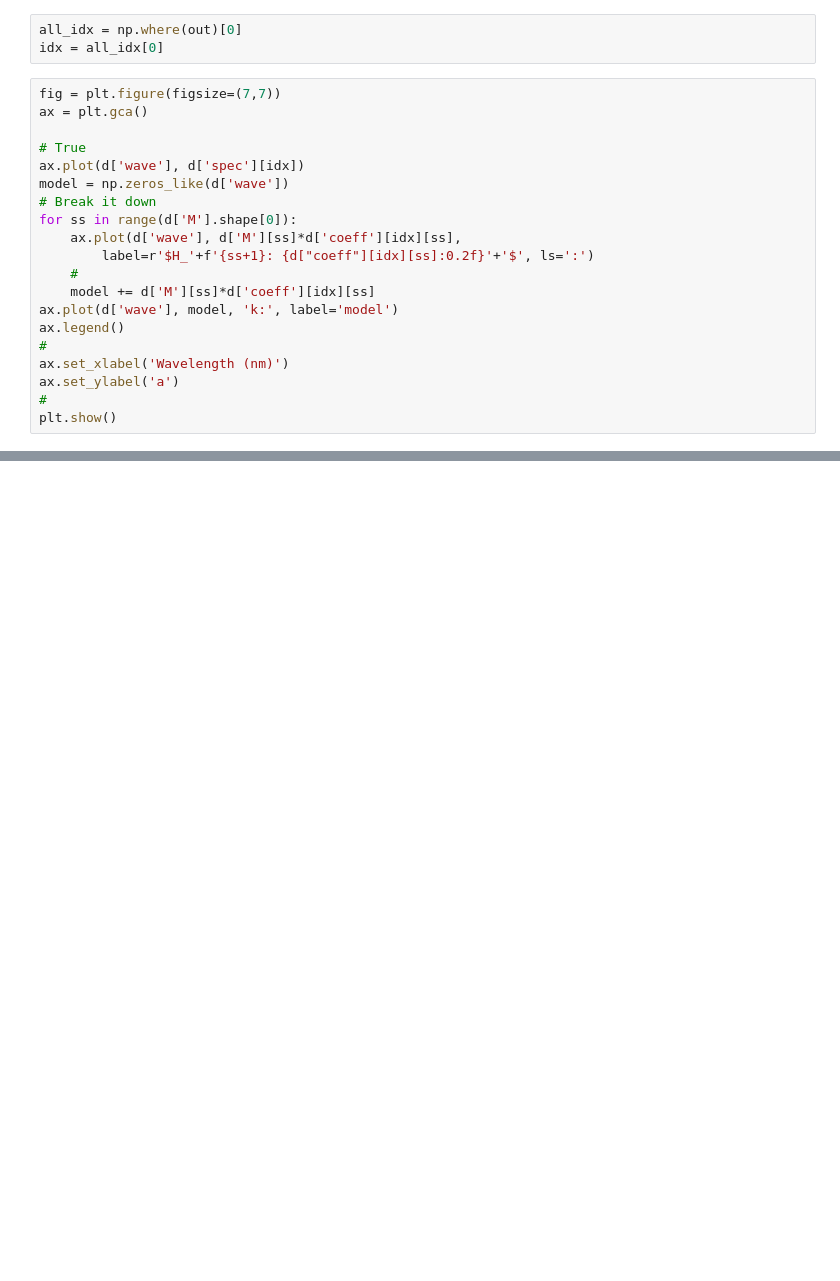
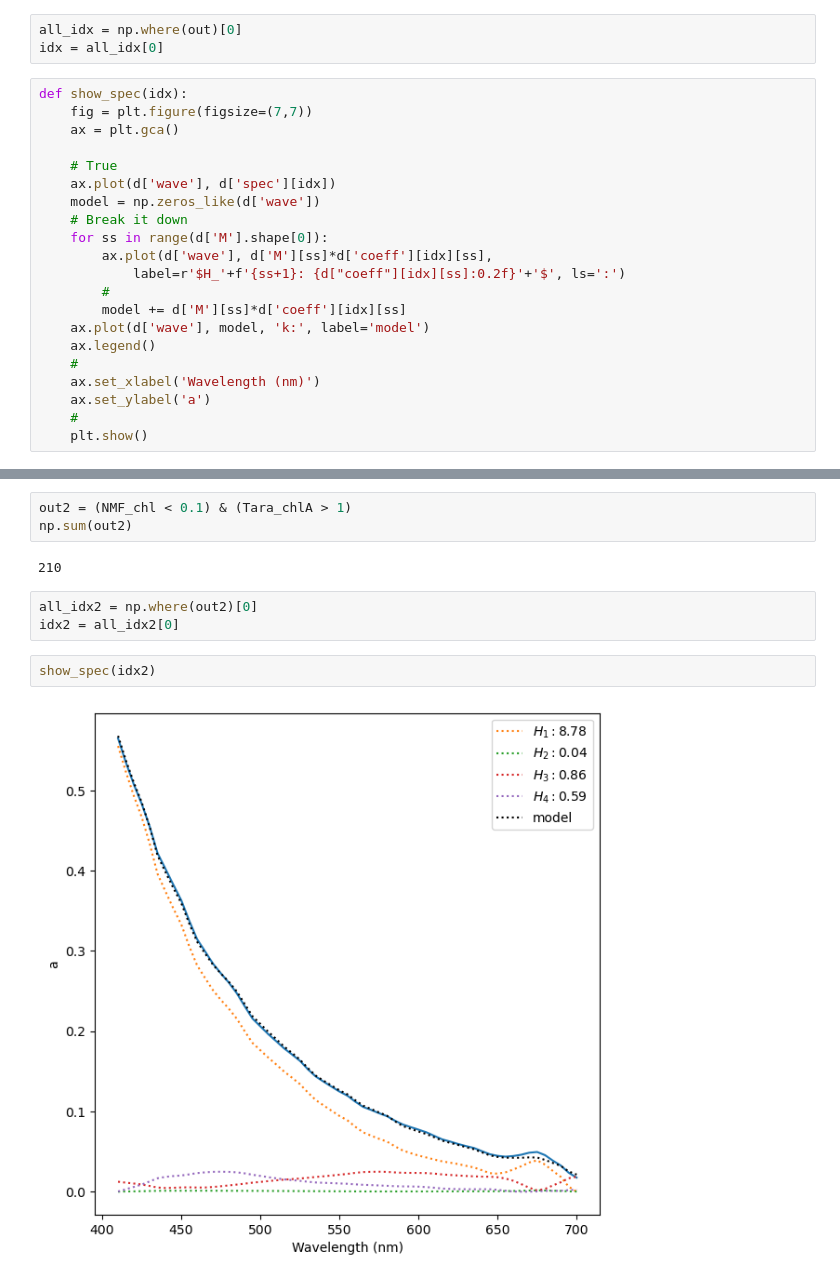
Before and after one commit to AI-for-Ocean-Science/cnmf, a Jupyter notebook: papers/I/Analysis/Tara_chl_outliers.ipynb, the cells around one changed output, grey strips where cells are left out. Cells and saved outputs as stored; diff of their text form; blank space fills up the shorter version.

```diff
--- a/papers/I/Analysis/Tara_chl_outliers.ipynb
+++ b/papers/I/Analysis/Tara_chl_outliers.ipynb
@@ -67,22 +67,23 @@ np.sum(out)
 all_idx = np.where(out)[0]
 idx = all_idx[0]
 # %%
-fig = plt.figure(figsize=(7,7))
-ax = plt.gca()
+def show_spec(idx):
+    fig = plt.figure(figsize=(7,7))
+    ax = plt.gca()
 
-# True
-ax.plot(d['wave'], d['spec'][idx])
-model = np.zeros_like(d['wave'])
-# Break it down
-for ss in range(d['M'].shape[0]):
-    ax.plot(d['wave'], d['M'][ss]*d['coeff'][idx][ss],
-        label=r'$H_'+f'{ss+1}: {d["coeff"][idx][ss]:0.2f}'+'$', ls=':')
+    # True
+    ax.plot(d['wave'], d['spec'][idx])
+    model = np.zeros_like(d['wave'])
+    # Break it down
+    for ss in range(d['M'].shape[0]):
+        ax.plot(d['wave'], d['M'][ss]*d['coeff'][idx][ss],
+            label=r'$H_'+f'{ss+1}: {d["coeff"][idx][ss]:0.2f}'+'$', ls=':')
+        #
+        model += d['M'][ss]*d['coeff'][idx][ss]
+    ax.plot(d['wave'], model, 'k:', label='model')
+    ax.legend()
     #
-    model += d['M'][ss]*d['coeff'][idx][ss]
-ax.plot(d['wave'], model, 'k:', label='model')
-ax.legend()
-#
-ax.set_xlabel('Wavelength (nm)')
-ax.set_ylabel('a')
-#
-plt.show()
+    ax.set_xlabel('Wavelength (nm)')
+    ax.set_ylabel('a')
+    #
+    plt.show()
@@ -90,0 +98,12 @@ plt.show()
+# %%
+out2 = (NMF_chl < 0.1) & (Tara_chlA > 1)
+np.sum(out2)
+# %% [output]
+210
+# %%
+all_idx2 = np.where(out2)[0]
+idx2 = all_idx2[0]
+# %%
+show_spec(idx2)
+# %% [output]
+[figure, added]
```
Also changed, not shown: parts of 4 cells of this notebook.
